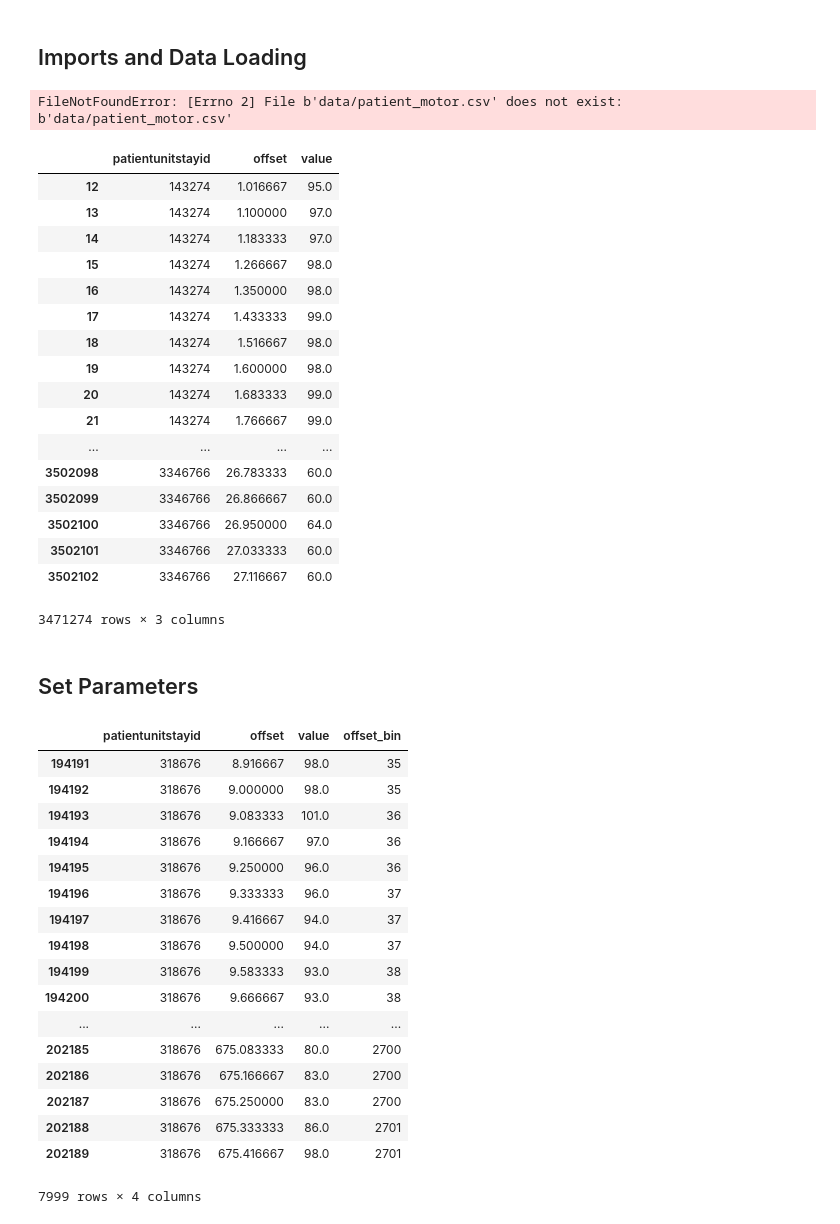
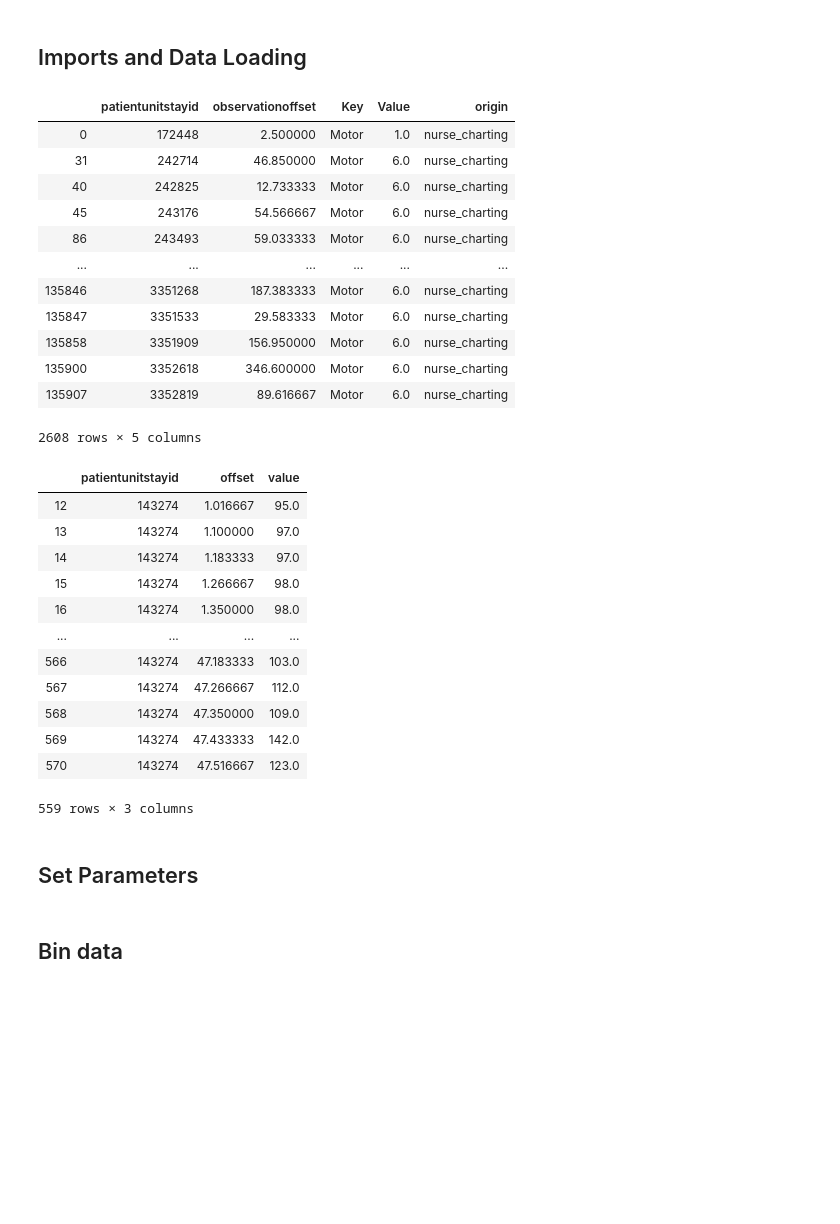
Before and after one commit to adit98/tbi, a Jupyter notebook: GCS_Modeling.ipynb, the cells around one changed output. Cells and saved outputs as stored; diff of their text form; code cells hidden in the pictures; blank space fills up the shorter version.

```diff
--- a/GCS_Modeling.ipynb
+++ b/GCS_Modeling.ipynb
@@ -18,45 +20,56 @@ sao2['offset'] = sao2['offset'] / 60
 gcs = pd.read_csv('data/patient_motor.csv')
 gcs = gcs[gcs['observationoffset'] > -1]
 gcs['observationoffset'] = gcs['observationoffset'] / 60
+final_gcs_id = gcs.groupby('patientunitstayid')['observationoffset'].transform(max) == gcs['observationoffset']
 
+final_gcs = gcs[final_gcs_id]
+display(final_gcs)
 
 #display(hr)
 #display(resp)
 #display(sao2)
 # %% [output]
+|  | patientunitstayid | observationoffset | Key | Value | origin |
+| 0 | 172448 | 2.500000 | Motor | 1.0 | nurse_charting |
+| 31 | 242714 | 46.850000 | Motor | 6.0 | nurse_charting |
+| 40 | 242825 | 12.733333 | Motor | 6.0 | nurse_charting |
+| 45 | 243176 | 54.566667 | Motor | 6.0 | nurse_charting |
+| 86 | 243493 | 59.033333 | Motor | 6.0 | nurse_charting |
+| ... | ... | ... | ... | ... | ... |
+| 135846 | 3351268 | 187.383333 | Motor | 6.0 | nurse_charting |
+| 135847 | 3351533 | 29.583333 | Motor | 6.0 | nurse_charting |
+| 135858 | 3351909 | 156.950000 | Motor | 6.0 | nurse_charting |
+| 135900 | 3352618 | 346.600000 | Motor | 6.0 | nurse_charting |
+| 135907 | 3352819 | 89.616667 | Motor | 6.0 | nurse_charting |
-FileNotFoundError: [Errno 2] File b'data/patient_motor.csv' does not exist: b'data/patient_motor.csv'
+2608 rows × 5 columns
 # %%
 # NOTE: Need to do this SEPARATELY for train/val/test
 # deal with nan
 interplim = 1000
 hr = hr.groupby('patientunitstayid').apply(lambda group: group.interpolate(method='linear', limit = interplim))
 resp = resp.groupby('patientunitstayid').apply(lambda group: group.interpolate(method='linear', limit = interplim))
 sao2 = sao2.groupby('patientunitstayid').apply(lambda group: group.interpolate(method='linear', limit = interplim))
 
 #for now drop Nan rows (shouldn't be many)...
 hr = hr.dropna()
 resp = resp.dropna()
 sao2 = sao2.dropna()
-display(hr)
+
+display(hr.loc[hr['patientunitstayid'] == 143274])
 # %% [output]
 |  | patientunitstayid | offset | value |
 | 12 | 143274 | 1.016667 | 95.0 |
 | 13 | 143274 | 1.100000 | 97.0 |
 | 14 | 143274 | 1.183333 | 97.0 |
 | 15 | 143274 | 1.266667 | 98.0 |
 | 16 | 143274 | 1.350000 | 98.0 |
-| 17 | 143274 | 1.433333 | 99.0 |
-| 18 | 143274 | 1.516667 | 98.0 |
-| 19 | 143274 | 1.600000 | 98.0 |
-| 20 | 143274 | 1.683333 | 99.0 |
-| 21 | 143274 | 1.766667 | 99.0 |
 | ... | ... | ... | ... |
-| 3502098 | 3346766 | 26.783333 | 60.0 |
-| 3502099 | 3346766 | 26.866667 | 60.0 |
-| 3502100 | 3346766 | 26.950000 | 64.0 |
-| 3502101 | 3346766 | 27.033333 | 60.0 |
-| 3502102 | 3346766 | 27.116667 | 60.0 |
+| 566 | 143274 | 47.183333 | 103.0 |
+| 567 | 143274 | 47.266667 | 112.0 |
+| 568 | 143274 | 47.350000 | 109.0 |
+| 569 | 143274 | 47.433333 | 142.0 |
+| 570 | 143274 | 47.516667 | 123.0 |
-3471274 rows × 3 columns
+559 rows × 3 columns
 # %% [markdown]
 ## Set Parameters
 # %%
@@ -65,11 +78,13 @@ prediction_freq = 2
 
 # summarization interval refers to the spacing between edges of the bins of our histogram (for summarizing physiology)
 summarization_int = 0.25
+# %% [markdown]
+## Bin data
 # %%
 # split data into bins based on summarization_int
 bins=np.arange(1000, step=summarization_int)
 hr['offset_bin'] = pd.cut(hr['offset'], bins, labels=list(np.arange(bins.shape[0] - 1)))
-display(hr[hr['patientunitstayid'] == 318676])
+#display(hr[hr['patientunitstayid'] == 318676])
 hr_grouped = hr.groupby(['patientunitstayid', 'offset_bin']).mean().reset_index()
 #hr_grouped['patientunitstayid'] = hr_grouped['patientunitstayid'].astype(int)
 
@@ -84,22 +99,3 @@ sao2_grouped = sao2.groupby(['patientunitstayid', 'offset_bin']).mean().reset_in
 gcs['offset_bin'] = pd.cut(gcs['observationoffset'], bins, labels=list(np.arange(bins.shape[0] - 1)))
 gcs_grouped = gcs.groupby(['patientunitstayid', 'offset_bin']).mean().reset_index()
 #gcs_grouped['patientunitstayid'] = gcs_grouped['patientunitstayid'].astype(int)
-# %% [output]
-|  | patientunitstayid | offset | value | offset_bin |
-| 194191 | 318676 | 8.916667 | 98.0 | 35 |
-| 194192 | 318676 | 9.000000 | 98.0 | 35 |
-| 194193 | 318676 | 9.083333 | 101.0 | 36 |
-| 194194 | 318676 | 9.166667 | 97.0 | 36 |
-| 194195 | 318676 | 9.250000 | 96.0 | 36 |
-| 194196 | 318676 | 9.333333 | 96.0 | 37 |
-| 194197 | 318676 | 9.416667 | 94.0 | 37 |
-| 194198 | 318676 | 9.500000 | 94.0 | 37 |
-| 194199 | 318676 | 9.583333 | 93.0 | 38 |
-| 194200 | 318676 | 9.666667 | 93.0 | 38 |
-| ... | ... | ... | ... | ... |
-| 202185 | 318676 | 675.083333 | 80.0 | 2700 |
-| 202186 | 318676 | 675.166667 | 83.0 | 2700 |
-| 202187 | 318676 | 675.250000 | 83.0 | 2700 |
-| 202188 | 318676 | 675.333333 | 86.0 | 2701 |
-| 202189 | 318676 | 675.416667 | 98.0 | 2701 |
-7999 rows × 4 columns
```
Also changed, not shown: parts of 12 cells of this notebook, 1 other file.
